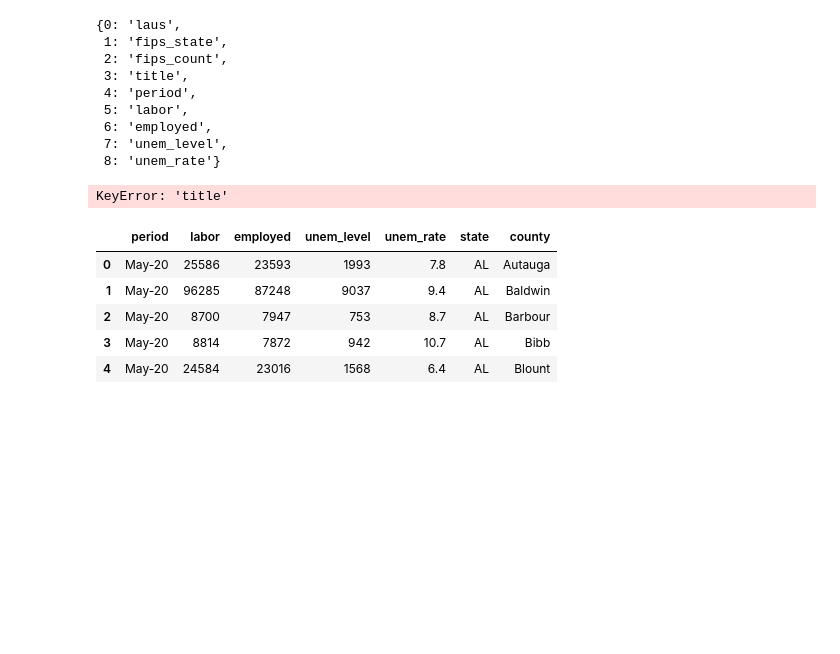
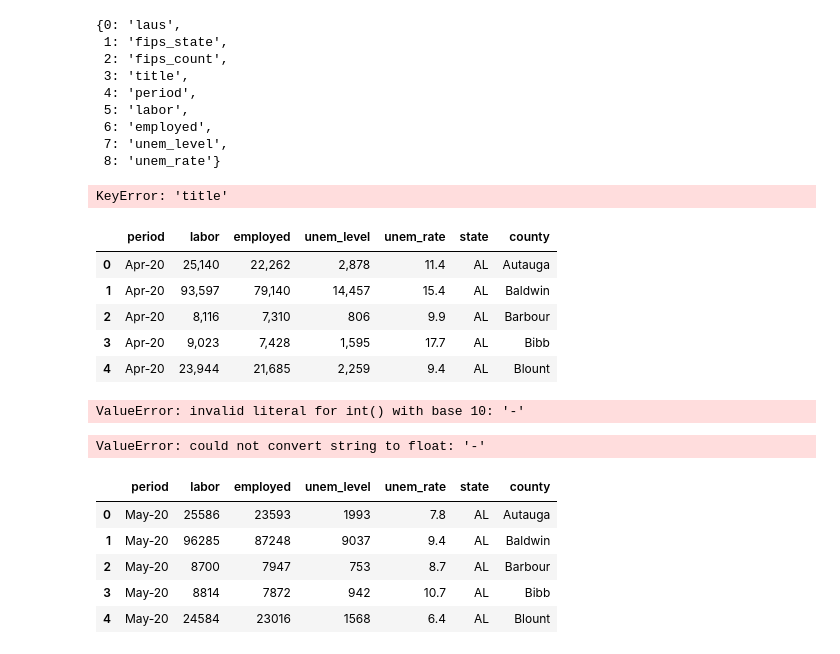
Before and after one commit to nbsmiz/ppp, a Jupyter notebook: unemployment_by_state.ipynb, the cells around one changed output. Saved outputs shown, nothing was run; the diff lists cells and outputs as text; code cells hidden in the pictures; blank space fills up the shorter version.

```diff
--- a/unemployment_by_state.ipynb
+++ b/unemployment_by_state.ipynb
@@ -58,16 +58,31 @@ unem['state'] = unem['title'].str.split(pat=',', expand=True)[1]
 KeyError: 'title'
 # %%
 pickle.dump(unem, open("data/unemployment_14mo_clean.pkd", "wb"))
+# %%
+unem = pickle.load(open("data/unemployment_14mo_clean.pkd", "rb"))
 # %%
-unem = unem[unem['period'] == 'May-20']
+unem = unem[unem['period'] == 'Apr-20']
 # %%
 unem = unem.drop(columns=['laus', 'fips_state', 'fips_count', 'title']).reset_index().drop(columns='index')
+# %%
+unem.head()
+# %% [output]
+|  | period | labor | employed | unem_level | unem_rate | state | county |
+| 0 | Apr-20 | 25,140 | 22,262 | 2,878 | 11.4 | AL | Autauga |
+| 1 | Apr-20 | 93,597 | 79,140 | 14,457 | 15.4 | AL | Baldwin |
+| 2 | Apr-20 | 8,116 | 7,310 | 806 | 9.9 | AL | Barbour |
+| 3 | Apr-20 | 9,023 | 7,428 | 1,595 | 17.7 | AL | Bibb |
+| 4 | Apr-20 | 23,944 | 21,685 | 2,259 | 9.4 | AL | Blount |
 # %%
 cols = ['labor', 'employed', 'unem_level']
 for col in cols:
     unem[col] = unem.apply(lambda row: int(str(row[col]).strip().replace(",","")), axis=1)
+# %% [output]
+ValueError: invalid literal for int() with base 10: '-'
 # %%
 unem['unem_rate'] = unem.apply(lambda row: float(str(row['unem_rate']).strip()), axis=1)
+# %% [output]
+ValueError: could not convert string to float: '-'
 # %%
 pickle.dump(unem, open("data/unemployment_may20.pkd", "wb"))
 # %%
```
Also changed, not shown: 8 other files.
